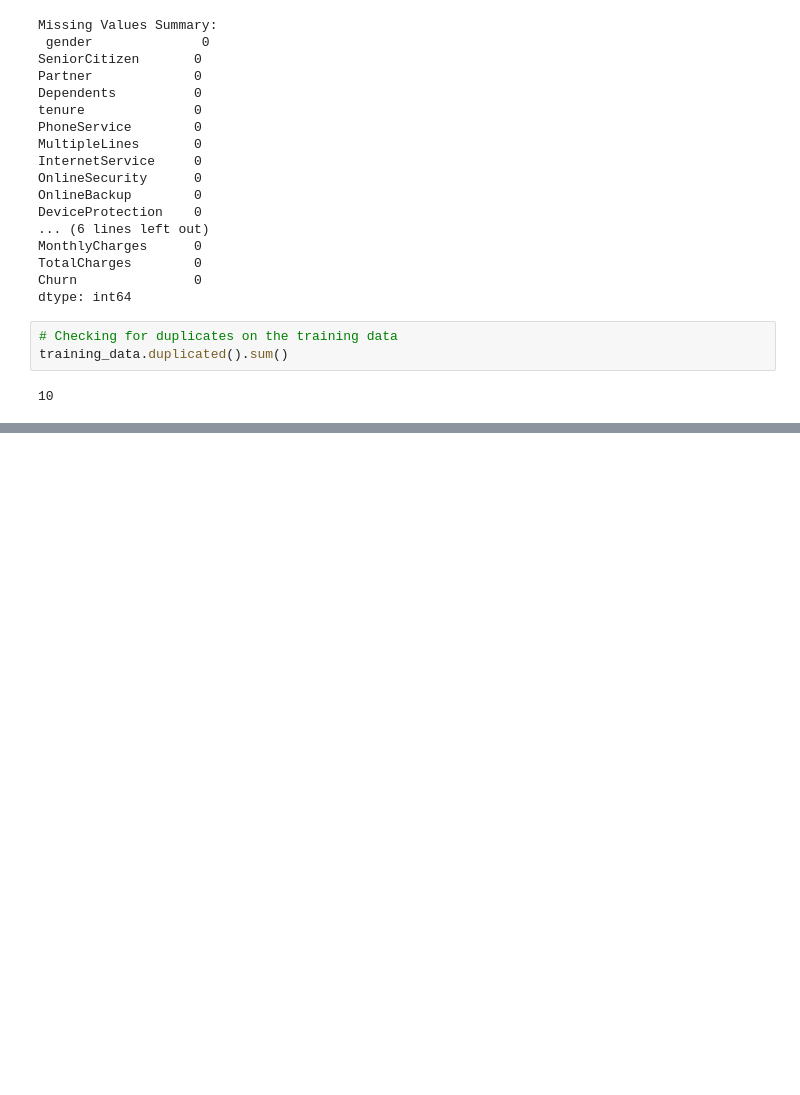
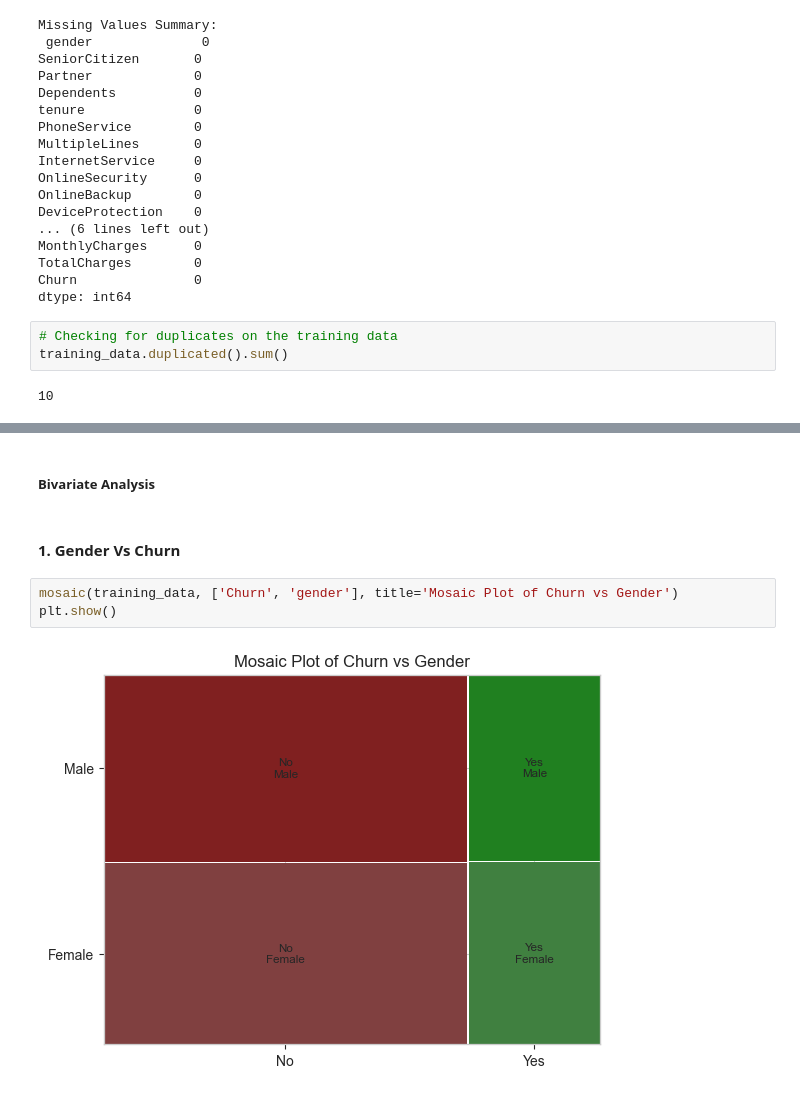
Before and after one commit to GeGe-K/Customer-Churn-Prediction, a Jupyter notebook: churn.ipynb, the cells around one changed output, grey strips where cells are left out. Saved outputs shown, nothing was run; the diff lists cells and outputs as text; blank space fills up the shorter version.

```diff
--- a/churn.ipynb
+++ b/churn.ipynb
@@ -937,0 +856,9 @@ plt.show()
+# %% [markdown]
+##### **Bivariate Analysis**
+# %% [markdown]
+#### 1. Gender Vs Churn
+# %%
+mosaic(training_data, ['Churn', 'gender'], title='Mosaic Plot of Churn vs Gender')
+plt.show()
+# %% [output]
+[figure, added]
```
Also changed, not shown: parts of 31 cells of this notebook, 2 other files.
